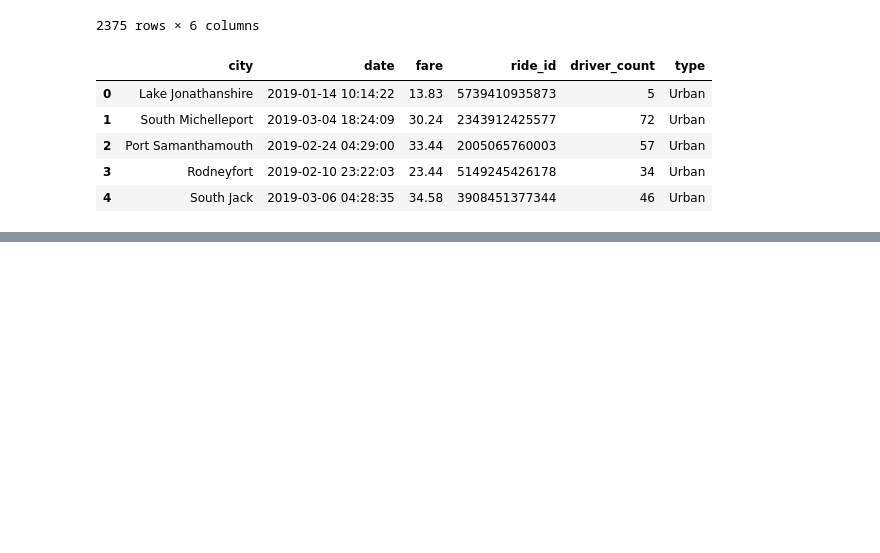
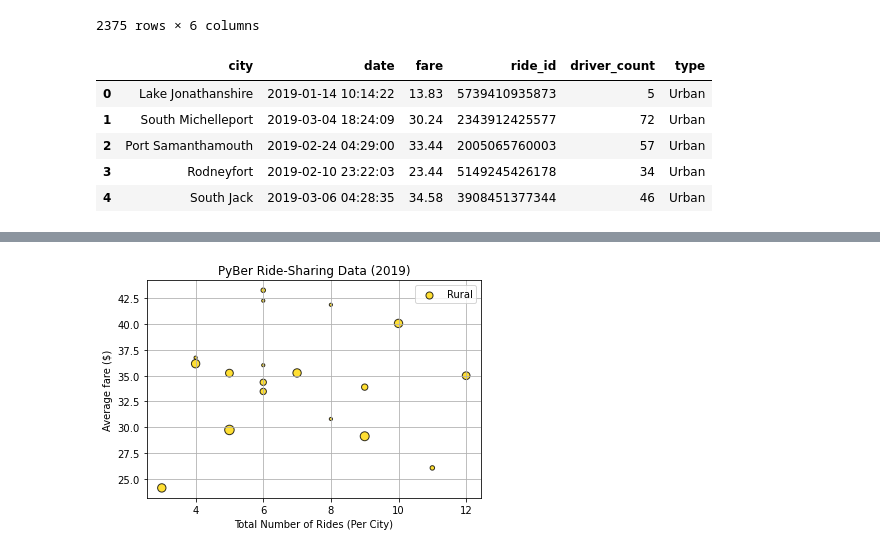
Before and after one commit to js816/PyBer_Analysis, a Jupyter notebook: PyBer.ipynb, the cells around one changed output, grey strips where cells are left out. Saved outputs shown, nothing was run; the diff lists cells and outputs as text; code cells hidden in the pictures; blank space fills up the shorter version.

```diff
--- a/PyBer.ipynb
+++ b/PyBer.ipynb
@@ -156,0 +277,17 @@ pyber_data_df.head()
+# %%
+# Chart the data for rural cities
+plt.scatter(rural_ride_count,
+            rural_avg_fare,
+            s=(rural_driver_count*10),
+            label="Rural",
+            color="gold",
+            alpha=.80,
+            edgecolors="black",
+            linewidth=1)
+plt.title("PyBer Ride-Sharing Data (2019)")
+plt.xlabel("Total Number of Rides (Per City)")
+plt.ylabel("Average fare ($)")
+plt.legend()
+plt.grid()
+# %% [output]
+[figure, added]
```
Also changed, not shown: parts of 14 cells of this notebook.
